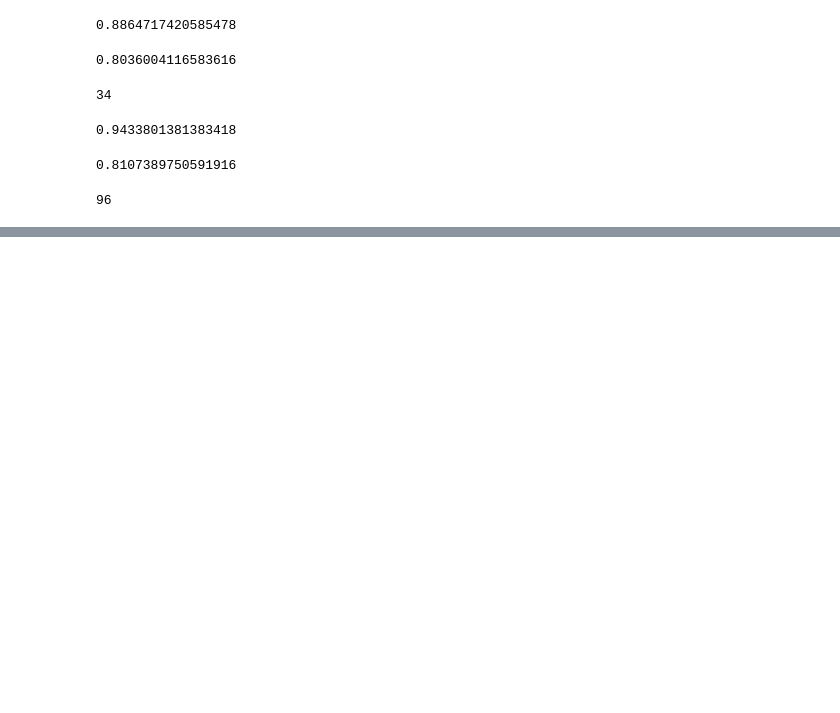
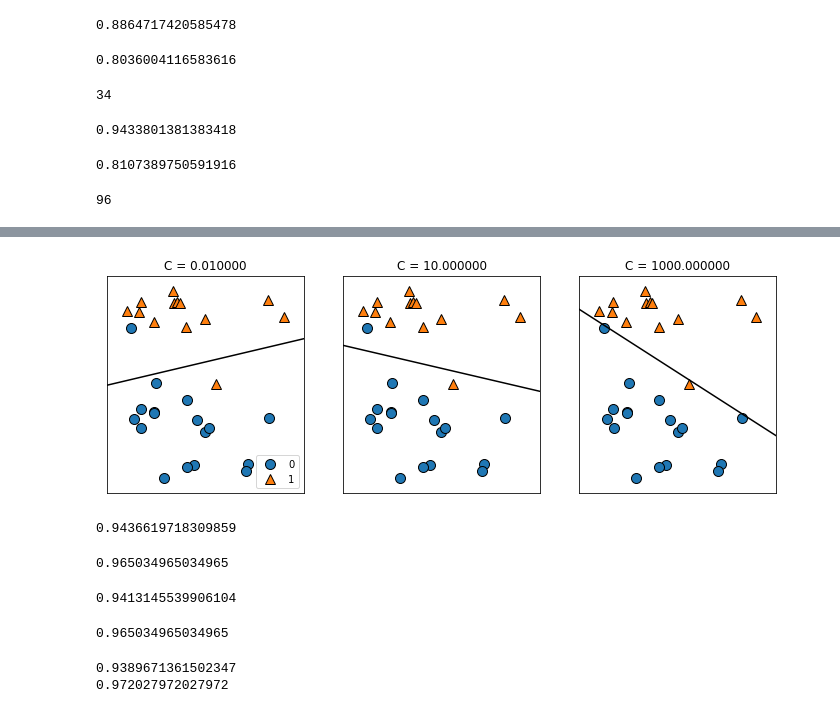
Before and after one commit to aashish-2096/Notebooks, a Jupyter notebook: Supervised learning.ipynb, the cells around one changed output, grey strips where cells are left out. Cells and saved outputs as stored; diff of their text form; code cells hidden in the pictures; blank space fills up the shorter version.

```diff
--- a/Supervised learning.ipynb
+++ b/Supervised learning.ipynb
@@ -399,0 +343,4 @@ plt.rcParams['figure.figsize'] = (10,3)
+# %%
+mglearn.plots.plot_linear_svc_regularization()
+# %% [output]
+[figure, added]
@@ -399,0 +355,8 @@ plt.rcParams['figure.figsize'] = (10,3)
+# %%
+lreg.score(X_train,y_train)
+# %% [output]
+0.9436619718309859
+# %%
+lreg.score(X_test,y_test)
+# %% [output]
+0.965034965034965
@@ -399,0 +365,15 @@ plt.rcParams['figure.figsize'] = (10,3)
+# %%
+lreg100.score(X_train,y_train)
+# %% [output]
+0.9413145539906104
+# %%
+lreg100.score(X_test,y_test)
+# %% [output]
+0.965034965034965
+# %%
+lreg01 =  LogisticRegression(C=0.1).fit(X_train,y_train)
+print(lreg01.score(X_train,y_train))
+print(lreg01.score(X_test,y_test))
+# %% [output]
+0.9389671361502347
+0.972027972027972
```
Also changed, not shown: parts of 47 cells of this notebook, 3 other files.
